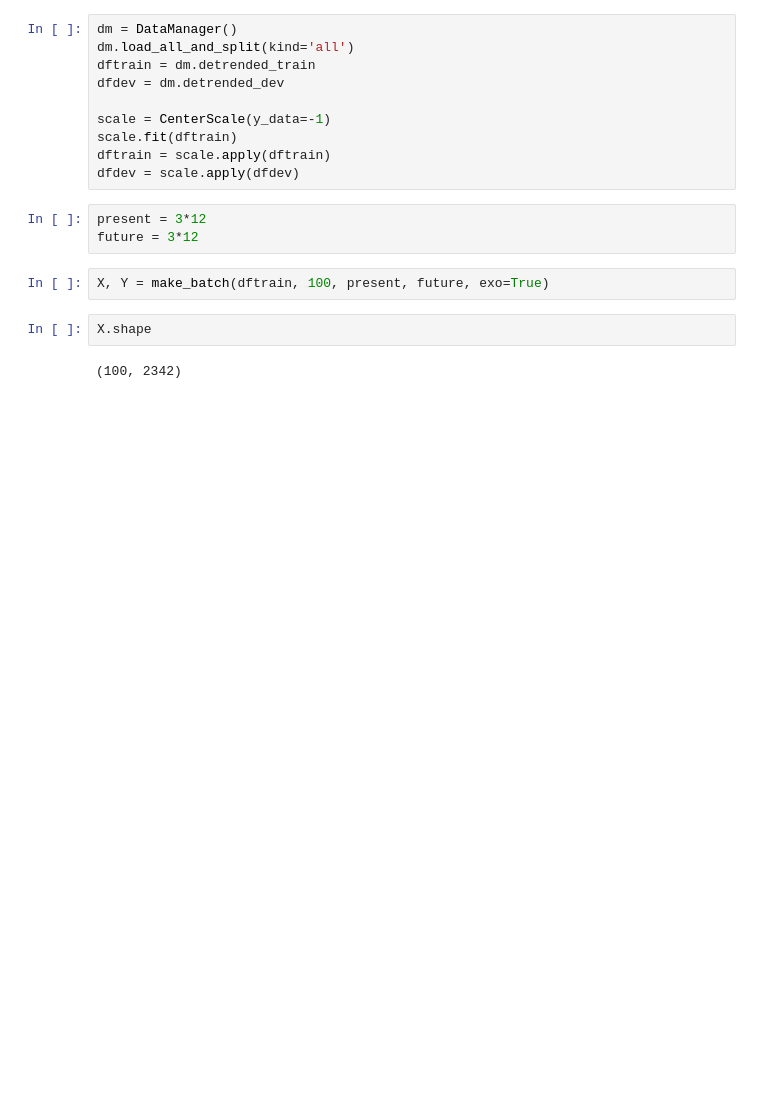
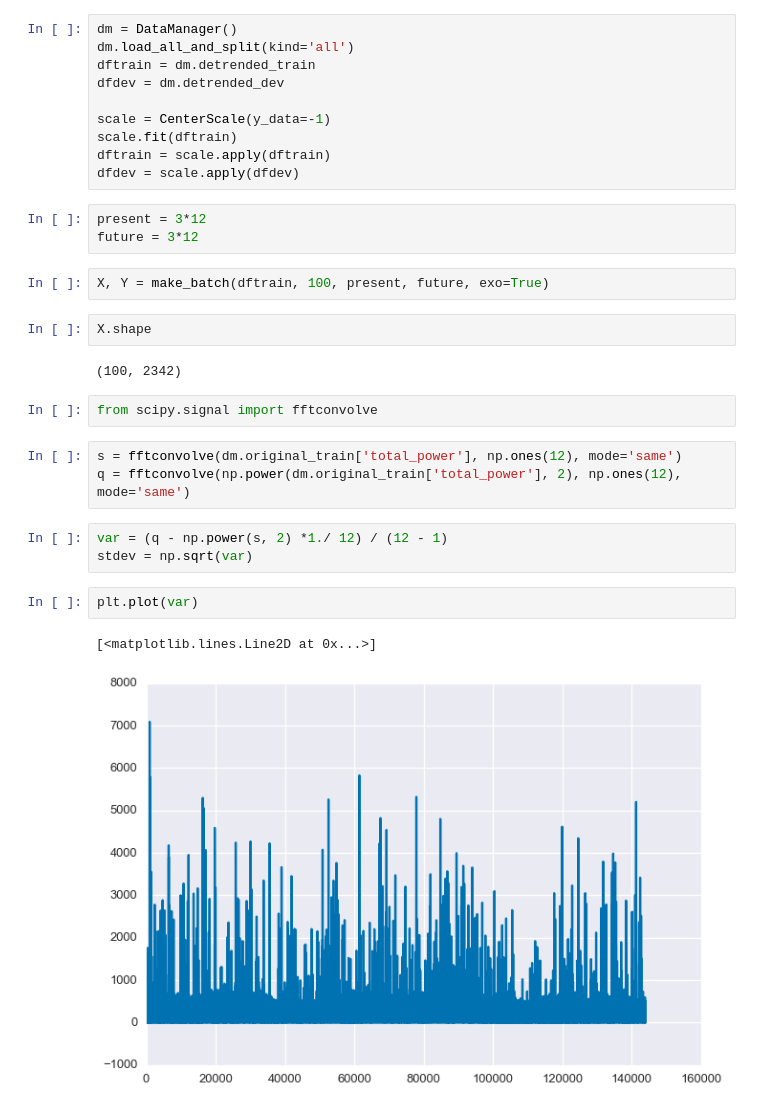
Before and after one commit to bmeyers/SolarForecasting, a Jupyter notebook: scratch_work_bennet.ipynb, the cells around one changed output. Cells and saved outputs as stored; diff of their text form; blank space fills up the shorter version.

```diff
--- a/scratch_work_bennet.ipynb
+++ b/scratch_work_bennet.ipynb
@@ -113,3 +113,16 @@ X, Y = make_batch(dftrain, 100, present, future, exo=True)
 X.shape
 # %% [output]
 (100, 2342)
+# %%
+from scipy.signal import fftconvolve
+# %%
+s = fftconvolve(dm.original_train['total_power'], np.ones(12), mode='same')
+q = fftconvolve(np.power(dm.original_train['total_power'], 2), np.ones(12), mode='same')
+# %%
+var = (q - np.power(s, 2) *1./ 12) / (12 - 1)
+stdev = np.sqrt(var)
+# %%
+plt.plot(var)
+# %% [output]
+[<matplotlib.lines.Line2D at 0x...>]
+[figure, added]
```
Also changed, not shown: parts of 3 cells of this notebook, 3 other files.
